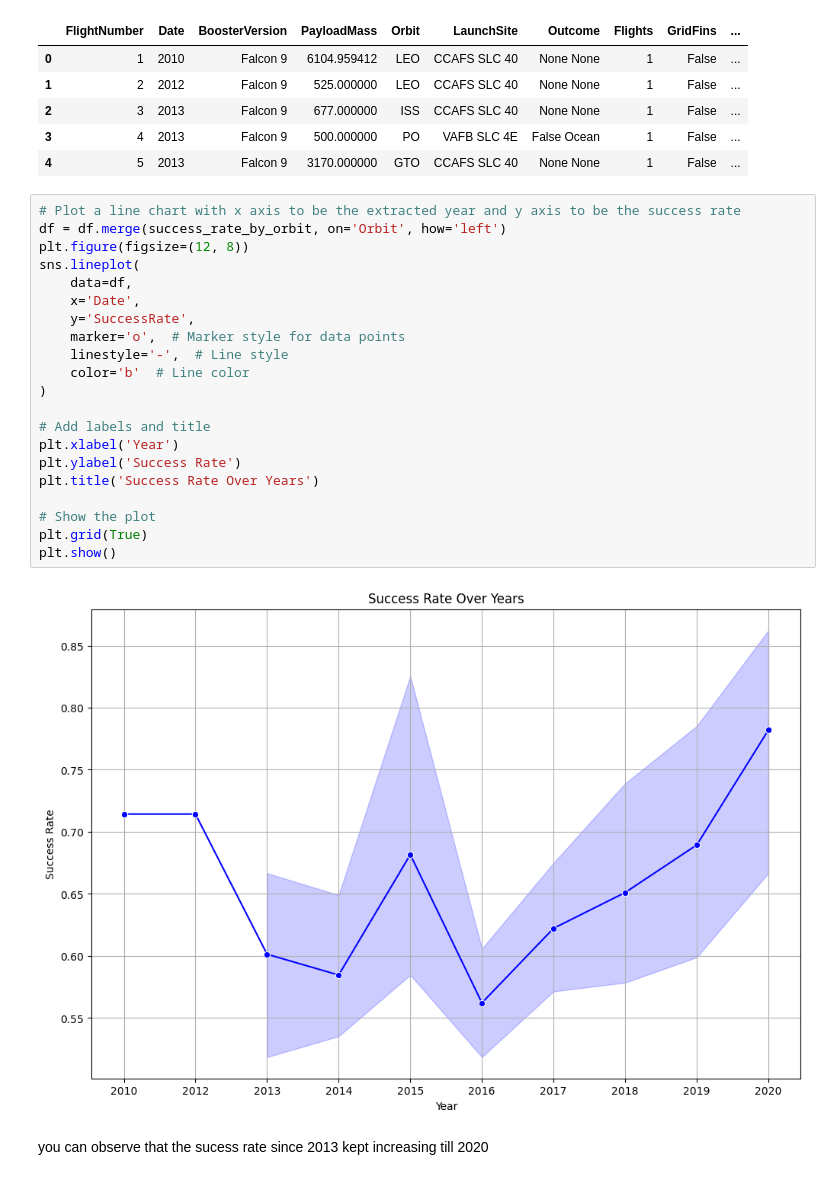
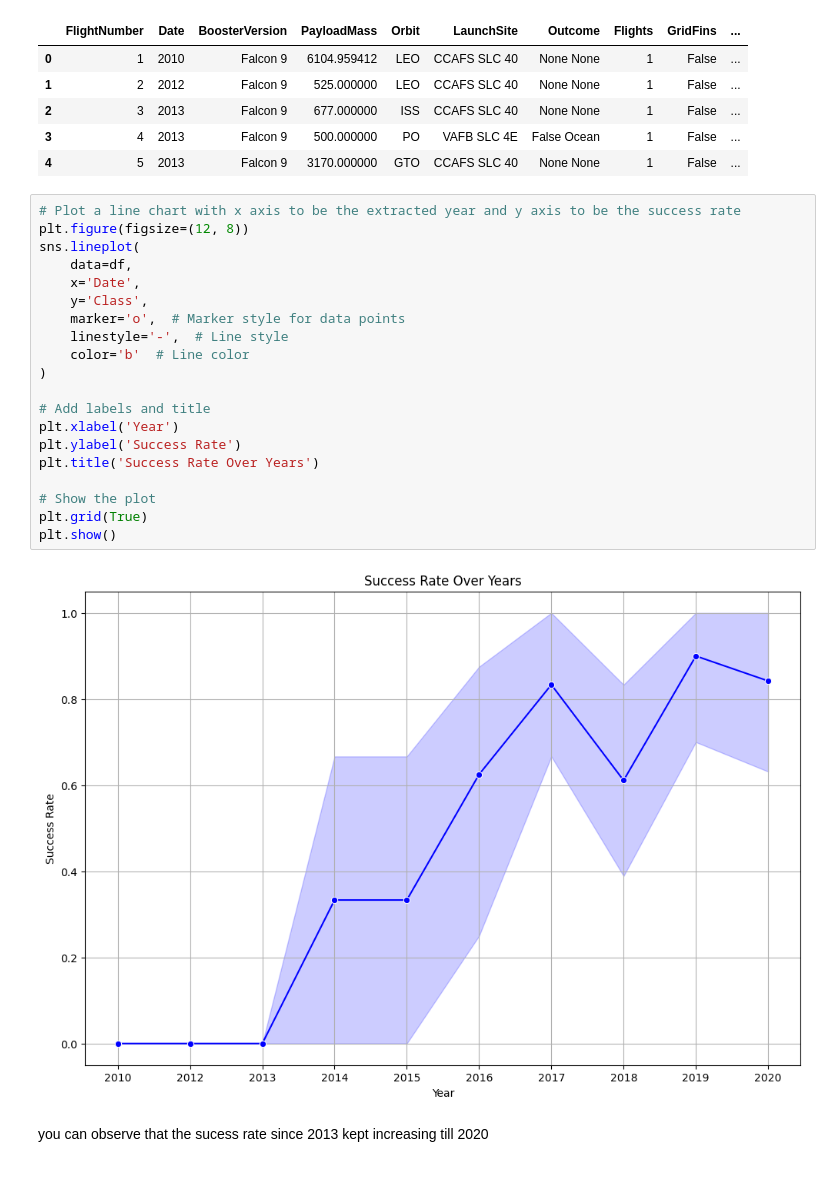
Before and after one commit to Screachail/Predicting-Falcon-9-First-Stage-Landing-Success, a Jupyter notebook: 5 - DS0203EN_module_2_edadataviz.ipynb, the cells around one changed output. Cells and saved outputs as stored; diff of their text form.

```diff
--- a/5 - DS0203EN_module_2_edadataviz.ipynb
+++ b/5 - DS0203EN_module_2_edadataviz.ipynb
@@ -277,27 +277,26 @@ df.head()
 | 4 | 5 | 2013 | Falcon 9 | 3170.000000 | GTO | CCAFS SLC 40 | None None | 1 | False | ... |
 # %%
 # Plot a line chart with x axis to be the extracted year and y axis to be the success rate
-df = df.merge(success_rate_by_orbit, on='Orbit', how='left')
 plt.figure(figsize=(12, 8))
 sns.lineplot(
     data=df,
     x='Date',
-    y='SuccessRate',
+    y='Class',
     marker='o',  # Marker style for data points
     linestyle='-',  # Line style
     color='b'  # Line color
 )
 
 # Add labels and title
 plt.xlabel('Year')
 plt.ylabel('Success Rate')
 plt.title('Success Rate Over Years')
 
 # Show the plot
 plt.grid(True)
 plt.show()
 # %% [output]
-[figure, old version]
+[figure, new version]
 # %% [markdown]
 you can observe that the sucess rate since 2013 kept increasing till 2020
 # %% [markdown]
```
Also changed, not shown: parts of 1 cell of this notebook.
